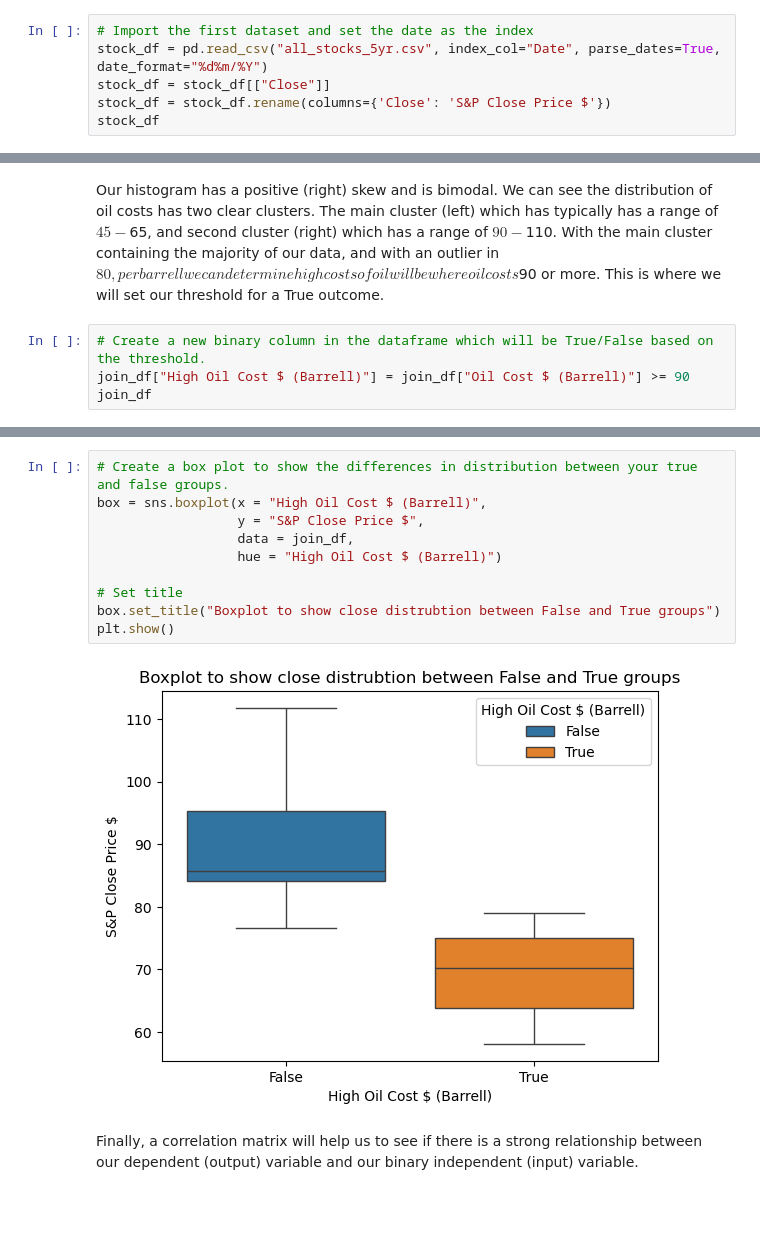
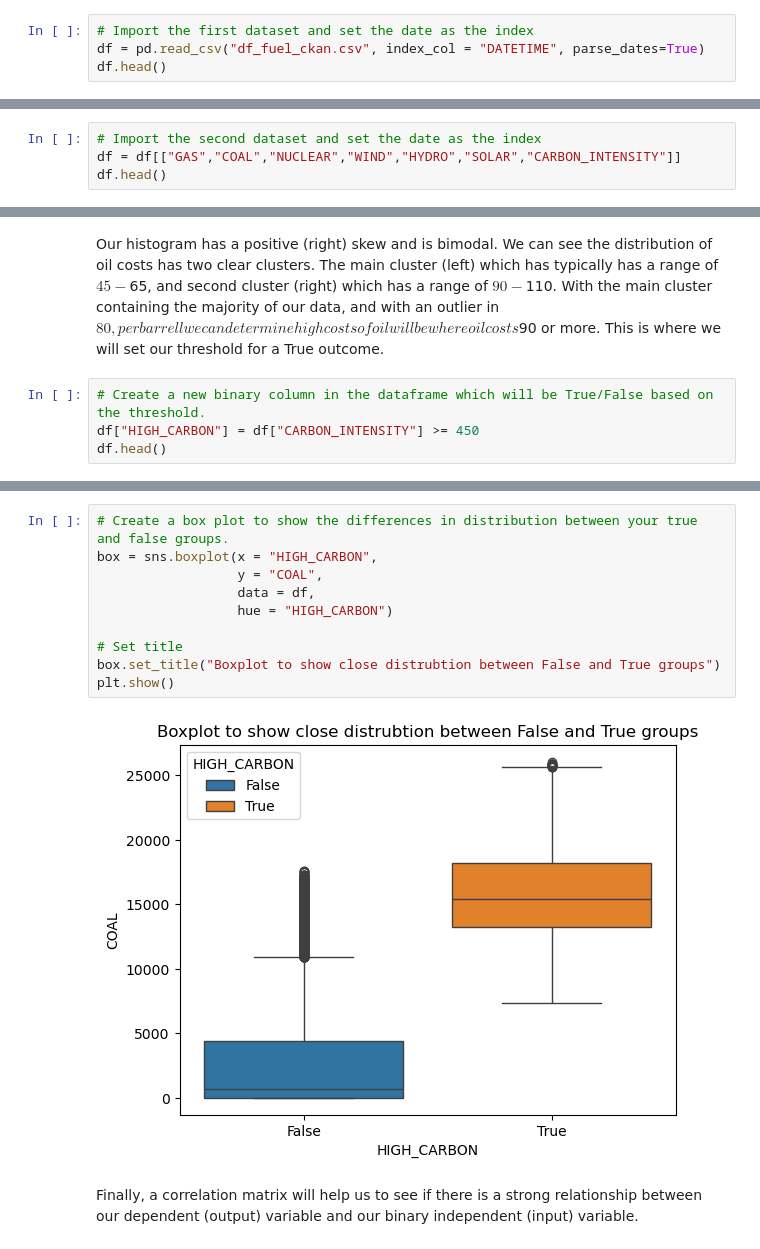
Before and after one commit to charlesvarthur/Workshops, a Jupyter notebook: Logistic Regression/Energy/Logistic Carbon Intensity- Coach.ipynb, the cells around one changed output, grey strips where cells are left out. Drawn from its saved outputs; the diff is of its cells as text; blank space fills up the shorter version.

```diff
--- a/Logistic Regression/Energy/Logistic Carbon Intensity- Coach.ipynb
+++ b/Logistic Regression/Energy/Logistic Carbon Intensity- Coach.ipynb
@@ -27,8 +27,6 @@ import matplotlib.pyplot as plt
 All data cleaning steps are identical to the steps taken for Linear Regression, as we are using the same dataset. We begin by importing the stocks dataset. Set the index column as the "Date". Remember to validate the import has worked.
 # %%
 # Import the first dataset and set the date as the index
-stock_df = pd.read_csv("all_stocks_5yr.csv", index_col="Date", parse_dates=True, date_format="%d%m/%Y")
-stock_df = stock_df[["Close"]]
-stock_df = stock_df.rename(columns={'Close': 'S&P Close Price $'})
-stock_df
+df = pd.read_csv("df_fuel_ckan.csv", index_col = "DATETIME", parse_dates=True)
+df.head()
 # %% [output]
@@ -106,0 +63,4 @@ memory usage: 1.4+ KB
+# %%
+# Import the second dataset and set the date as the index
+df = df[["GAS","COAL","NUCLEAR","WIND","HYDRO","SOLAR","CARBON_INTENSITY"]]
+df.head()
@@ -133,6 +118,6 @@ plt.show()
 Our histogram has a positive (right) skew and is bimodal. We can see the distribution of oil costs has two clear clusters. The main cluster (left) which has typically has a range of $45-$65, and second cluster (right) which has a range of $90-$110. With the main cluster containing the majority of our data, and with an outlier in $80, per barrell we can determine high costs of oil will be where oil costs $90 or more. This is where we will set our threshold for a True outcome.
 # %%
 # Create a new binary column in the dataframe which will be True/False based on the threshold.
-join_df["High Oil Cost $ (Barrell)"] = join_df["Oil Cost $ (Barrell)"] >= 90
-join_df
+df["HIGH_CARBON"] = df["CARBON_INTENSITY"] >= 450
+df.head()
 # %% [output]
@@ -156,15 +149,15 @@ Next create a box plot to visualise the distribution of data, in cases where we
 # %%
 # Create a box plot to show the differences in distribution between your true and false groups.
-box = sns.boxplot(x = "High Oil Cost $ (Barrell)",
-                  y = "S&P Close Price $",
-                  data = join_df,
-                  hue = "High Oil Cost $ (Barrell)")
+box = sns.boxplot(x = "HIGH_CARBON",
+                  y = "COAL",
+                  data = df,
+                  hue = "HIGH_CARBON")
 
 # Set title
 box.set_title("Boxplot to show close distrubtion between False and True groups")
 plt.show()
 # %% [output]
-[figure, old version]
+[figure, new version]
 # %% [markdown]
 Finally, a correlation matrix will help us to see if there is a strong relationship between our dependent (output) variable and our binary independent (input) variable.
 # %%
```
Also changed, not shown: parts of 36 cells of this notebook.
